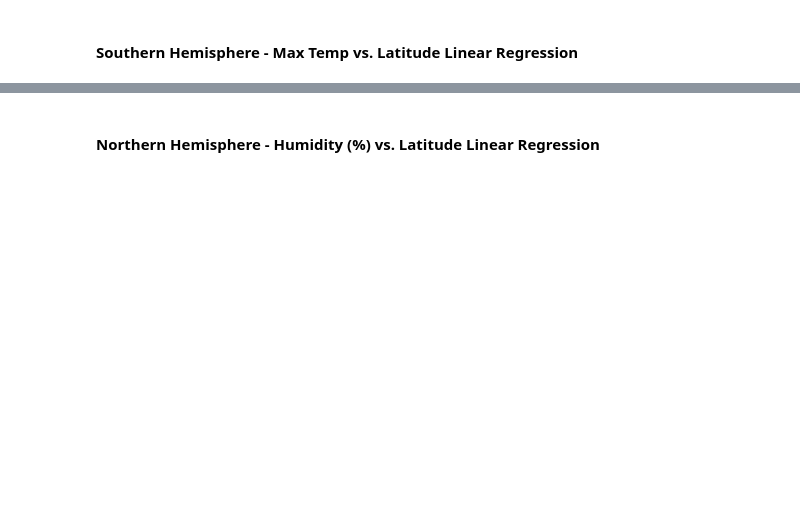
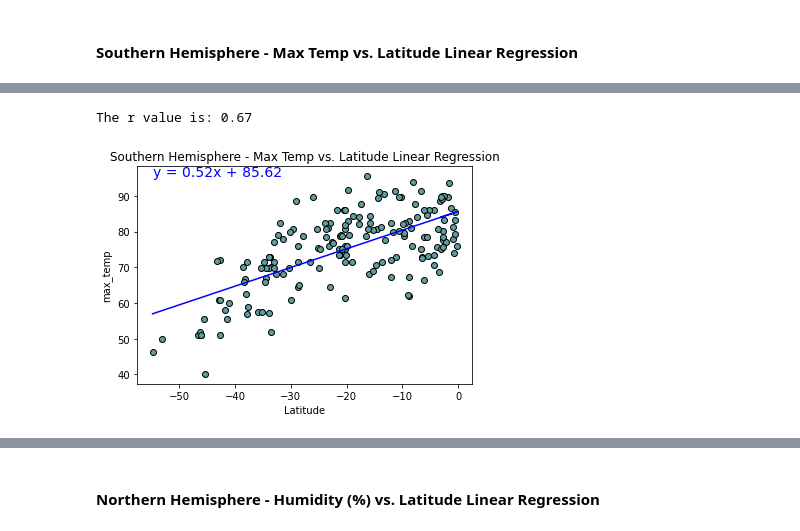
Before and after one commit to atokarev0717/python-api-challenge, a Jupyter notebook: WeatherPy/WeatherPy.ipynb, the cells around one changed output, grey strips where cells are left out. Cells and saved outputs as stored; diff of their text form; code cells hidden in the pictures; blank space fills up the shorter version.

```diff
--- a/WeatherPy/WeatherPy.ipynb
+++ b/WeatherPy/WeatherPy.ipynb
@@ -308,0 +325,7 @@ The r-value is: 0.6082708688906918
+# %%
+plot_lin_reg(southern_df['lat'], southern_df['max_temp'])
+plt.title('Southern Hemisphere - Max Temp vs. Latitude Linear Regression')
+plt.savefig("../Images/SH_max_tem_vs_lat.png")
+# %% [output]
+The r value is: 0.67
+[figure, added]
```
Also changed, not shown: parts of 21 cells of this notebook, 8 other files.
